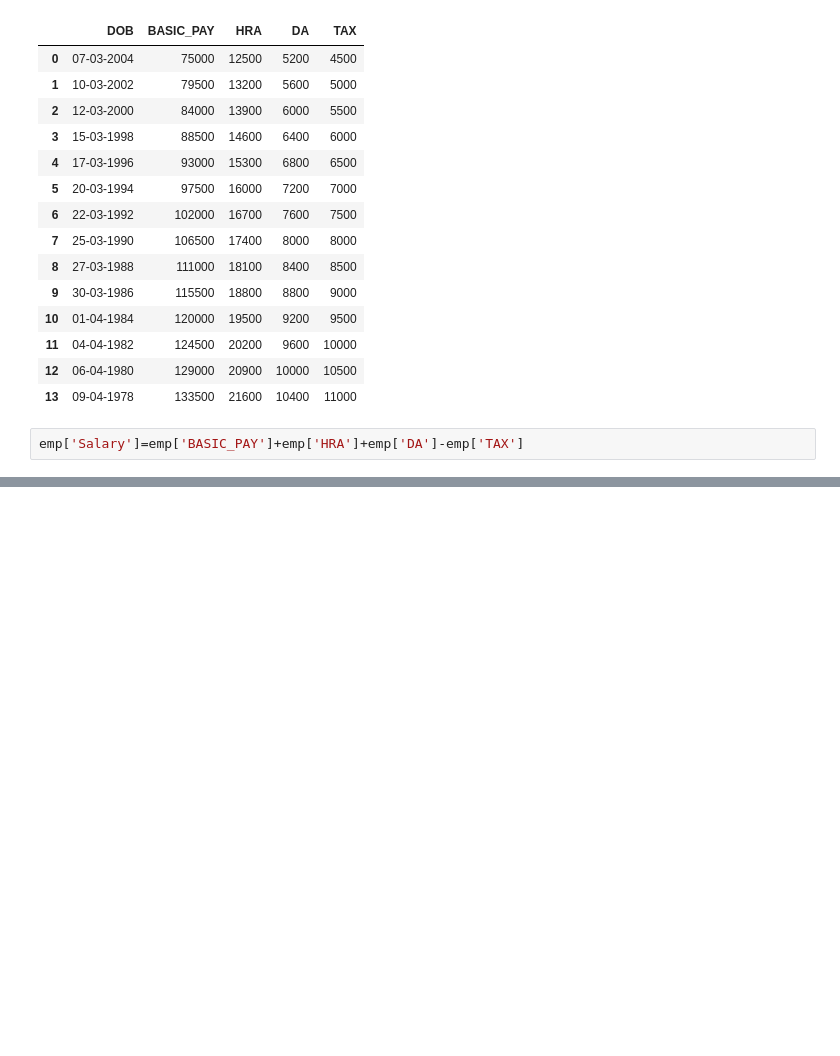
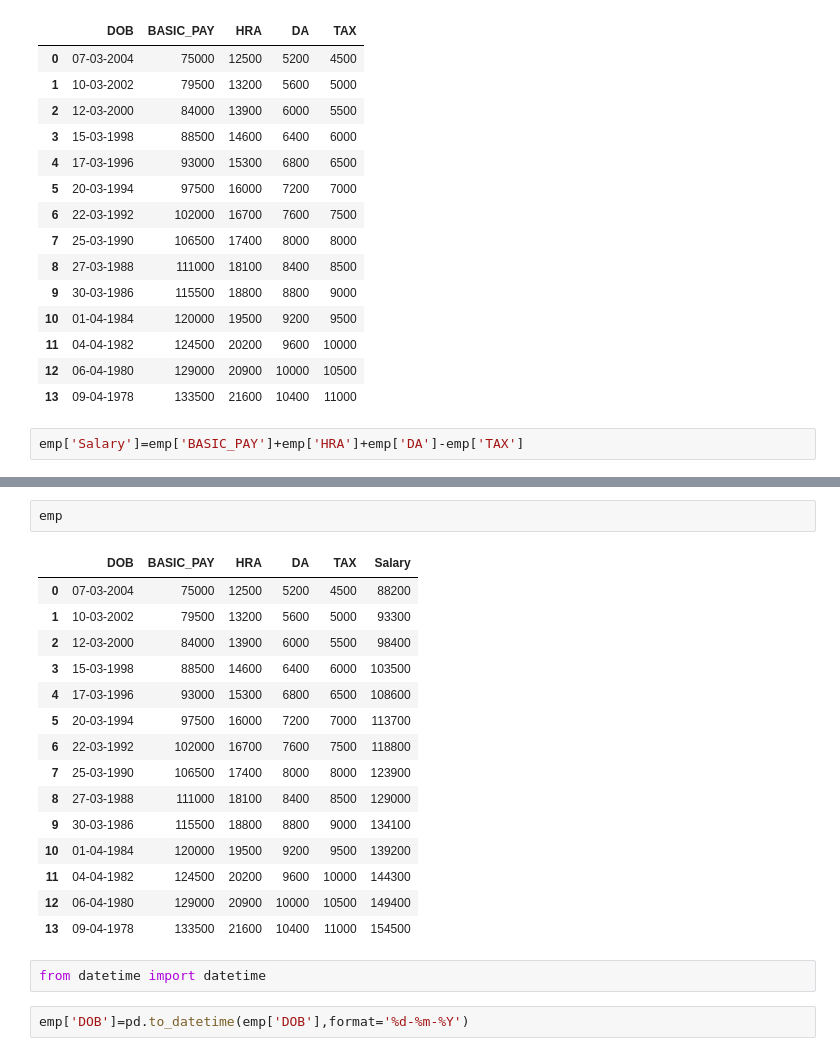
Before and after one commit to Manikanta2804/Data_Mining, a Jupyter notebook: Lab_04.ipynb, the cells around one changed output, grey strips where cells are left out. Cells and saved outputs as stored; diff of their text form; blank space fills up the shorter version.

```diff
--- a/Lab_04.ipynb
+++ b/Lab_04.ipynb
@@ -122,0 +142,22 @@ emp['Salary']=emp['BASIC_PAY']+emp['HRA']+emp['DA']-emp['TAX']
+# %%
+emp
+# %% [output]
+|  | DOB | BASIC_PAY | HRA | DA | TAX | Salary |
+| 0 | 07-03-2004 | 75000 | 12500 | 5200 | 4500 | 88200 |
+| 1 | 10-03-2002 | 79500 | 13200 | 5600 | 5000 | 93300 |
+| 2 | 12-03-2000 | 84000 | 13900 | 6000 | 5500 | 98400 |
+| 3 | 15-03-1998 | 88500 | 14600 | 6400 | 6000 | 103500 |
+| 4 | 17-03-1996 | 93000 | 15300 | 6800 | 6500 | 108600 |
+| 5 | 20-03-1994 | 97500 | 16000 | 7200 | 7000 | 113700 |
+| 6 | 22-03-1992 | 102000 | 16700 | 7600 | 7500 | 118800 |
+| 7 | 25-03-1990 | 106500 | 17400 | 8000 | 8000 | 123900 |
+| 8 | 27-03-1988 | 111000 | 18100 | 8400 | 8500 | 129000 |
+| 9 | 30-03-1986 | 115500 | 18800 | 8800 | 9000 | 134100 |
+| 10 | 01-04-1984 | 120000 | 19500 | 9200 | 9500 | 139200 |
+| 11 | 04-04-1982 | 124500 | 20200 | 9600 | 10000 | 144300 |
+| 12 | 06-04-1980 | 129000 | 20900 | 10000 | 10500 | 149400 |
+| 13 | 09-04-1978 | 133500 | 21600 | 10400 | 11000 | 154500 |
+# %%
+from datetime import datetime
+# %%
+emp['DOB']=pd.to_datetime(emp['DOB'],format='%d-%m-%Y')
```
Also changed, not shown: parts of 2 cells of this notebook.
